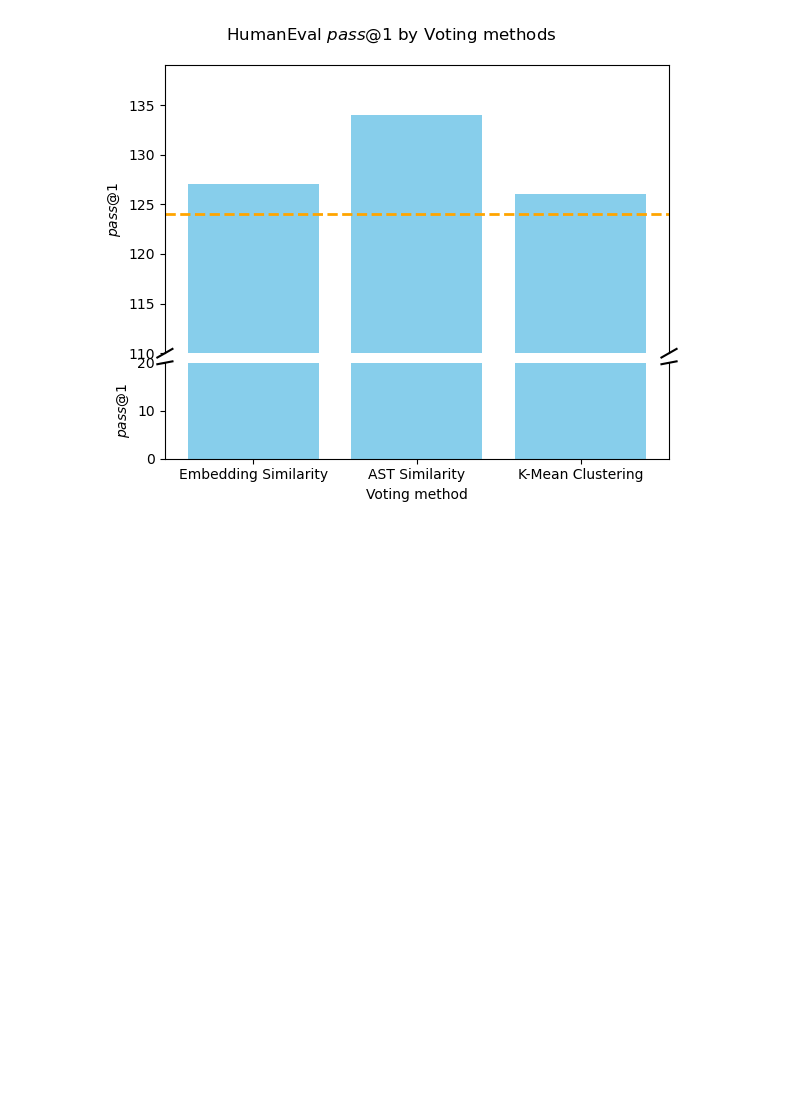
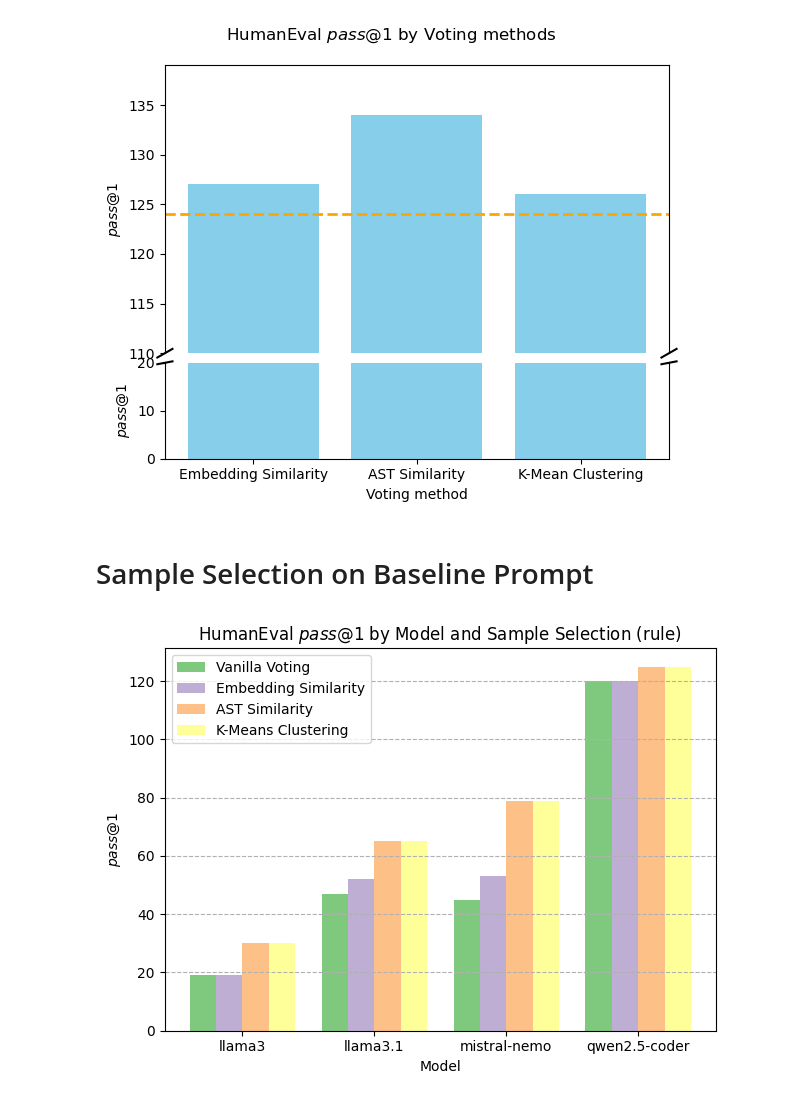
Before and after one commit to HyunjoonCho/mvce, a Jupyter notebook: visualize.ipynb, the cells around one changed output. Saved outputs shown, nothing was run; the diff lists cells and outputs as text; code cells hidden in the pictures; blank space fills up the shorter version.

Commit message:
add figures for per-prompt sample selection comparison

```diff
--- a/visualize.ipynb
+++ b/visualize.ipynb
@@ -41,7 +41,7 @@ def pass_at_any_for(responses_path):
 
     return passed_count
 # %%
-def pretty_print_results(benchmark, models):
+def pretty_print_results(benchmark, models, verbose=True):
     model_wise_results = list()
     for model in models:
         results = [
@@ -49,7 +49,8 @@ def pretty_print_results(benchmark, models):
             pass_at_any_for(f'results/{benchmark}_{model}_instruction.json'),
             pass_at_any_for(f'results/{benchmark}_{model}_rule.json'),
         ]
-        print(model, '\t'.join(map(str, results)), sep='\t')
+        if verbose:
+            print(model, '\t'.join(map(str, results)), sep='\t')
         model_wise_results.append(results)
     return model_wise_results
 # %%
@@ -288,3 +289,5 @@ plt.savefig('results/figures/HumanEval_qwen_inst_wavy_cut_20_90.png', dpi=300)
 plt.show()
 # %% [output]
 [figure]
+# %% [markdown]
+# Sample Selection on Baseline Prompt
@@ -290,0 +320,29 @@ plt.show()
+# %%
+def load_sample_selection_results_for_prompting(benchmark, models, prompt_index):
+    technique_wise_results = list()
+
+    model_wise_results = pretty_print_results(benchmark, models, verbose=False)
+    technique_wise_results.append([[model_wise_results[j][i] for j in range(4)] for i in range(3)][prompt_index]) # vanilla voting
+
+    result_file = f'./similarity/codebert_{benchmark.lower()}_results.txt'
+    technique_wise_results.append(load_results(result_file)[prompt_index])
+
+    result_file = f'./similarity/ast_edit_dist_{benchmark.lower()}_wo_preprocessing_results.txt'
+    technique_wise_results.append(load_results(result_file)[prompt_index])
+
+    result_file = f'./similarity/codebert_kmean_{benchmark.lower()}_results.txt'
+    technique_wise_results.append(load_results(result_file)[prompt_index])
+
+    return technique_wise_results
+# %%
+benchmark = 'HumanEval'
+models = ['llama3', 'llama3.1', 'mistral-nemo', 'qwen2.5-coder']
+prompt_index = 2  # prompt_index = 0: base, 1: instruction, 2: rule
+prompt_index_to_name = {0: 'base', 1: 'instruction', 2: 'rule'}
+
+random.seed(42)
+
+technique_wise_results = load_sample_selection_results_for_prompting('HumanEval', models, prompt_index)
+load_and_visualize_sample_selection(benchmark, models, technique_wise_results, prompt_index_to_name[prompt_index])
+# %% [output]
+[figure, added]
```
Also changed, not shown: parts of 1 cell of this notebook, 3 other files.
